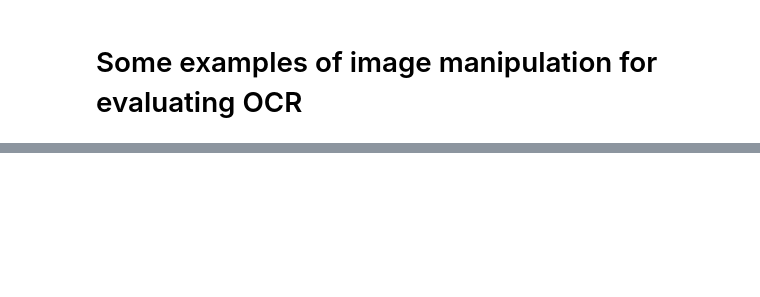
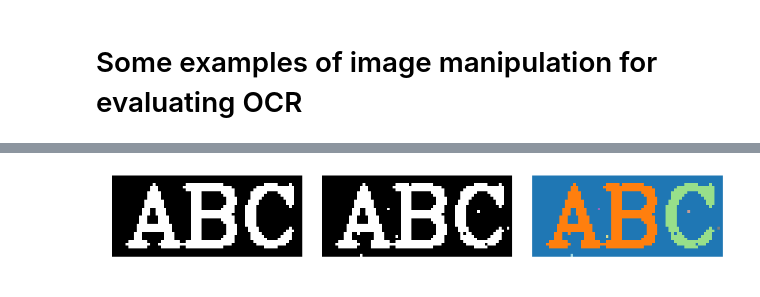
Before and after one commit to fredrikwahlberg/5LN721, a Jupyter notebook: Image manipulation examples.ipynb, the cells around one changed output, grey strips where cells are left out. Saved outputs shown, nothing was run; the diff lists cells and outputs as text; code cells hidden in the pictures; blank space fills up the shorter version.

```diff
--- a/Image manipulation examples.ipynb
+++ b/Image manipulation examples.ipynb
@@ -71,0 +32,26 @@ array([  0., 255.])
+# %%
+img_sp = img.copy()
+for i in range(10):
+    a = np.random.randint(img_sp.shape[0])
+    b = np.random.randint(img_sp.shape[1])
+    if img_sp[a, b] == 0:
+        img_sp[a, b] = 255
+    else:
+        img_sp[a, b] = 0
+    #print("Changing img_sp[%i, %i]" % (a, b))
+
+plt.figure(figsize=(15, 5))
+plt.subplot(1, 3, 1)
+plt.imshow(img, cmap='gray')
+plt.axis('off')
+plt.subplot(1, 3, 2)
+plt.imshow(img_sp, cmap='gray')
+plt.axis('off');
+plt.subplot(1, 3, 3)
+_, cc = cv2.connectedComponents(img_sp, connectivity=4)
+plt.imshow(cc, cmap='tab20')
+plt.axis('off');
+plt.tight_layout()
+plt.show()
+# %% [output]
+[figure, added]
```
Also changed, not shown: parts of 11 cells of this notebook, 5 other files.
